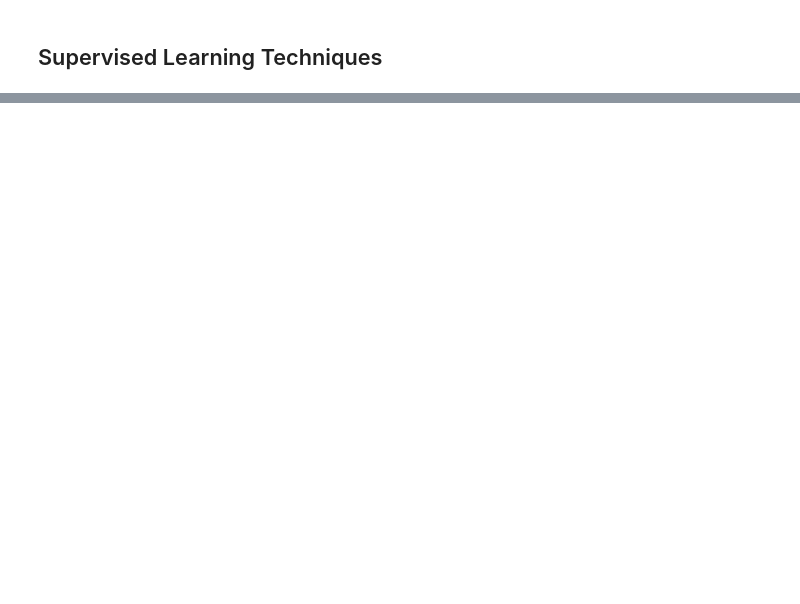
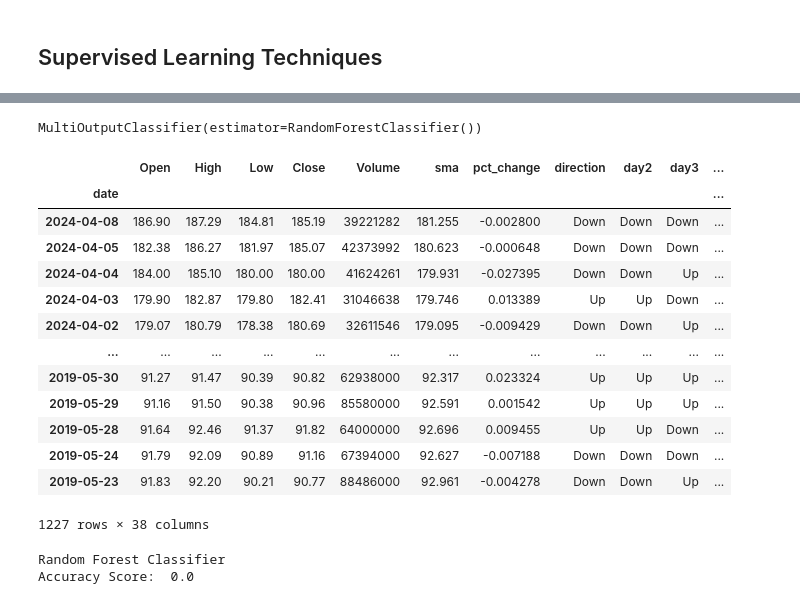
Before and after one commit to Jperezrocha/Investment-Analysis, a Jupyter notebook: Final Project - Stock Market Analysis.ipynb, the cells around one changed output, grey strips where cells are left out. Cells and saved outputs as stored; diff of their text form; code cells hidden in the pictures; blank space fills up the shorter version.

```diff
--- a/Final Project - Stock Market Analysis.ipynb
+++ b/Final Project - Stock Market Analysis.ipynb
@@ -270,0 +325,3 @@ Name: Predicted, dtype: int64
+# %%
+for i in range(30):
+    amzn[f'day{i+2}'] = amzn['direction'].shift(-i)
@@ -270,0 +335,2 @@ Name: Predicted, dtype: int64
+# %%
+amzn.dropna(inplace=True)
@@ -270,0 +339,29 @@ Name: Predicted, dtype: int64
+# %%
+x_train, x_test, y_train, y_test = train_test_split(x,y, test_size=0.25, random_state=42)
+model.fit(x_train, y_train)
+# %% [output]
+MultiOutputClassifier(estimator=RandomForestClassifier())
+# %%
+amzn
+# %% [output]
+|  | Open | High | Low | Close | Volume | sma | pct_change | direction | day2 | day3 | ... |
+| date |  |  |  |  |  |  |  |  |  |  | ... |
+| 2024-04-08 | 186.90 | 187.29 | 184.81 | 185.19 | 39221282 | 181.255 | -0.002800 | Down | Down | Down | ... |
+| 2024-04-05 | 182.38 | 186.27 | 181.97 | 185.07 | 42373992 | 180.623 | -0.000648 | Down | Down | Down | ... |
+| 2024-04-04 | 184.00 | 185.10 | 180.00 | 180.00 | 41624261 | 179.931 | -0.027395 | Down | Down | Up | ... |
+| 2024-04-03 | 179.90 | 182.87 | 179.80 | 182.41 | 31046638 | 179.746 | 0.013389 | Up | Up | Down | ... |
+| 2024-04-02 | 179.07 | 180.79 | 178.38 | 180.69 | 32611546 | 179.095 | -0.009429 | Down | Down | Up | ... |
+| ... | ... | ... | ... | ... | ... | ... | ... | ... | ... | ... | ... |
+| 2019-05-30 | 91.27 | 91.47 | 90.39 | 90.82 | 62938000 | 92.317 | 0.023324 | Up | Up | Up | ... |
+| 2019-05-29 | 91.16 | 91.50 | 90.38 | 90.96 | 85580000 | 92.591 | 0.001542 | Up | Up | Up | ... |
+| 2019-05-28 | 91.64 | 92.46 | 91.37 | 91.82 | 64000000 | 92.696 | 0.009455 | Up | Up | Down | ... |
+| 2019-05-24 | 91.79 | 92.09 | 90.89 | 91.16 | 67394000 | 92.627 | -0.007188 | Down | Down | Down | ... |
+| 2019-05-23 | 91.83 | 92.20 | 90.21 | 90.77 | 88486000 | 92.961 | -0.004278 | Down | Down | Up | ... |
+1227 rows × 38 columns
+# %%
+y_pred = model.predict(x_test)
+print('Random Forest Classifier')
+print('Accuracy Score: ', accuracy_score(y_test, y_pred))
+# %% [output]
+Random Forest Classifier
+Accuracy Score:  0.0
```
Also changed, not shown: parts of 32 cells of this notebook, 2 other files.
